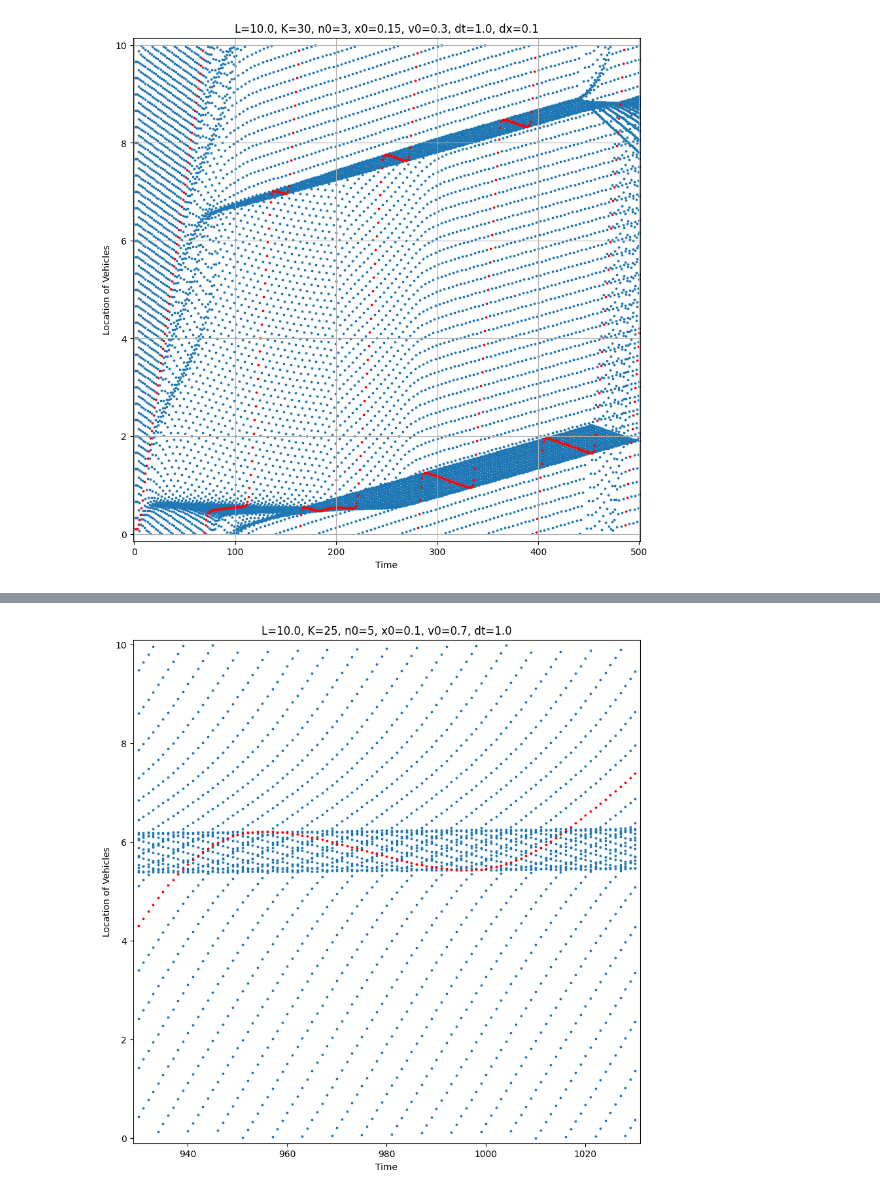
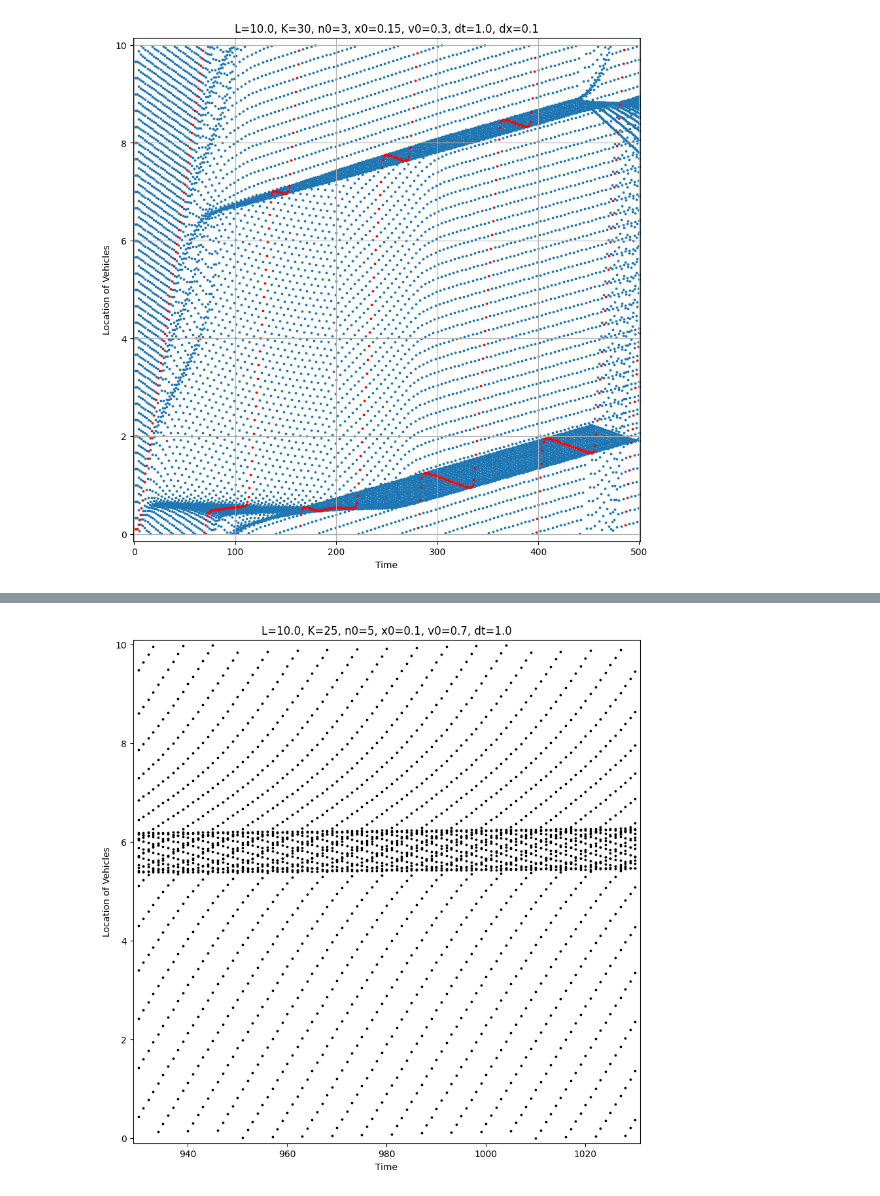
Before and after one commit to tt6-mzn/s2s-OV-model, a Jupyter notebook: figures_ds2s-OV.ipynb, the cells around one changed output, grey strips where cells are left out. Cells and saved outputs as stored; diff of their text form; code cells hidden in the pictures.

```diff
--- a/figures_ds2s-OV.ipynb
+++ b/figures_ds2s-OV.ipynb
@@ -6,6 +6,9 @@ from ds2s_OV import ds2s_OV, plot_fundamental, plot_pattern
 import random
 import numpy as np
 import matplotlib.pyplot as plt
+
+from matplotlib import rcParams
+rcParams['pdf.fonttype'] = 42
 # %%
 model = ds2s_OV(
 	L=10.0,
@@ -45,34 +48,35 @@ plot_pattern(model, 0, 500)
 model = ds2s_OV(
 	L=10.0,
 	K=25,
 	n_0=5,
 	x_0=0.1,
 	v_0=0.7,
 	dt=1.0,
 	dx=1.0,
 	x_init=sorted([4.0 + 0.1*i for i in range(25)]),
 	n_max=10000,
 )
 model.simulate()
 
 ni, nf = 930, 1030
 x = np.array([[j for i in range(1, model.K)] for j in range(ni, nf+1)]) \
 	.flatten()
 y = model.x[ni:nf+1, 1:model.K].flatten()
 plt.figure(figsize=(10, 10))
 plt.title(
 	"L={}, K={}, n0={}, x0={}, v0={}, dt={}"
 		.format(model.L, model.K, model.n_0, model.x_0, model.v_0, model.dt)
 )
 plt.xlabel("Time")
 plt.ylabel("Location of Vehicles")
 plt.xlim((ni-1, nf+1))
 plt.ylim((-model.x_0, model.L+model.x_0))
-plt.scatter(x, y, s=3)
+plt.scatter(x, y, s=3, c="black")
 # 一台目の車両の位置をプロット
 x = np.array([j for j in range(ni, nf+1)])
 y = model.x[ni:nf+1, 0]
-plt.scatter(x, y, c="red", s=3)
-plt.show()
+plt.scatter(x, y, c="black", s=3)
+# plt.show()
+plt.savefig("./ds2s_OV_pattern.pdf")
 # %% [output]
-[figure, old version]
+[figure, new version]
```
Also changed, not shown: parts of 1 cell of this notebook, 2 other files.
